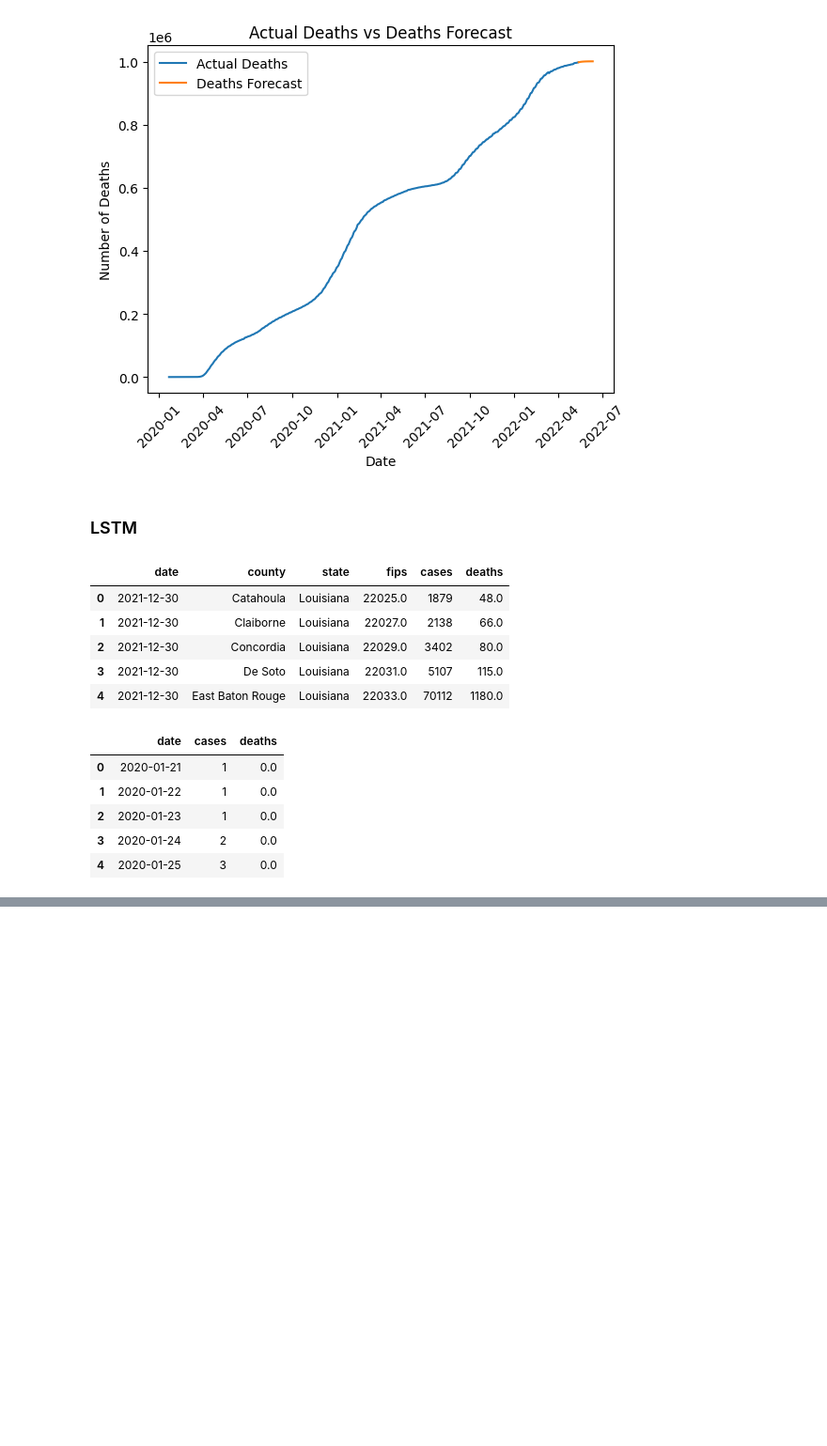
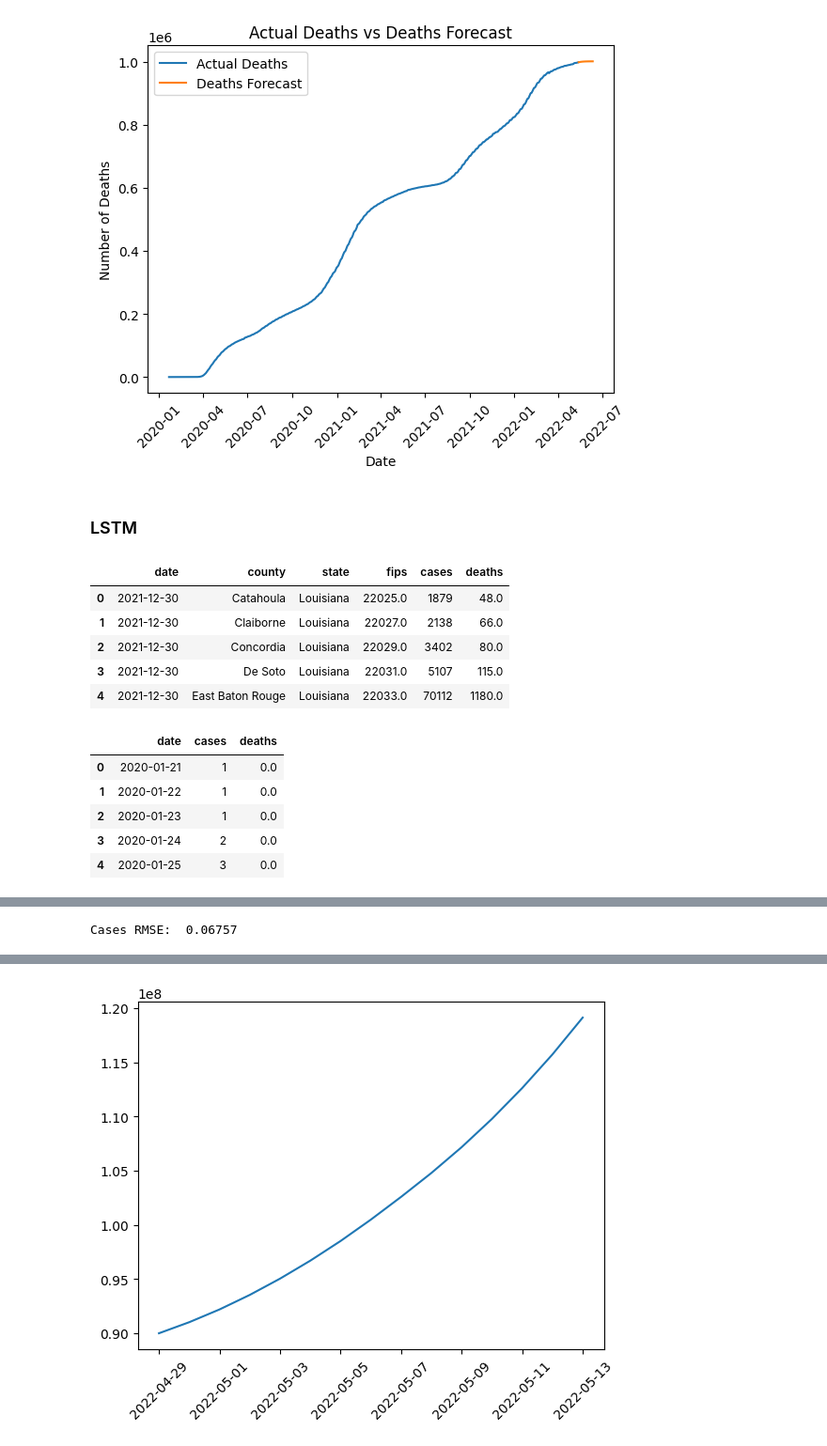
Before and after one commit to khanhnv2901/covid19-diploma-project, a Jupyter notebook: covid19_prediction.ipynb, the cells around one changed output, grey strips where cells are left out. Shown: that part at 94% size. Saved outputs shown, nothing was run; the diff lists cells and outputs as text; code cells hidden in the pictures; blank space fills up the shorter version.

```diff
--- a/covid19_prediction.ipynb
+++ b/covid19_prediction.ipynb
@@ -166,0 +181,19 @@ from sklearn.model_selection import GridSearchCV
+# %%
+# Define the input-output sequence
+n_steps = 18 # number of previous time steps to use as input
+X, y = [], []
+for i in range(n_steps, len(data)):
+    X.append(data[i-n_steps:i, 0])
+    y.append(data[i, 0])
+X, y = np.array(X), np.array(y)
+
+# Split the data
+train_size = int(len(data) * 0.8)
+X_train, X_test = X[:train_size], X[train_size:]
+y_train, y_test = y[:train_size], y[train_size:]
+
+# Define the LSTM model
+model = Sequential()
+model.add(LSTM(50, activation='relu', input_shape=(n_steps, 1)))
+model.add(Dense(1,activation='relu'))
+model.summary()
@@ -166,0 +241,22 @@ from sklearn.model_selection import GridSearchCV
+# %%
+lstm_rmse = round(mse**0.5, 5)
+print('Cases RMSE: ', lstm_rmse)
+# %% [output]
+Cases RMSE:  0.06757
+# %%
+# Make predictions
+n_future = 15 # number of future time steps to predict
+forecast = data[-n_steps:].reshape((1, n_steps, 1))
+for i in range(n_future):
+    y_pred = model.predict(forecast)
+    forecast = np.append(forecast[:,1:,:], y_pred.reshape((1,1,1)), axis=1)
+
+# Inverse transform the predicted values
+forecast = scaler.inverse_transform(forecast.reshape(-1,1))
+
+# Plot the predicted values
+import matplotlib.pyplot as plt
+plt.plot(lstm_df['date'][-n_future:], forecast[-n_future:])
+plt.xticks(rotation=45)
+plt.show()
+# %% [output]
@@ -166,0 +278 @@ from sklearn.model_selection import GridSearchCV
+[figure, added]
```
Also changed, not shown: parts of 20 cells of this notebook, 1 other file.
